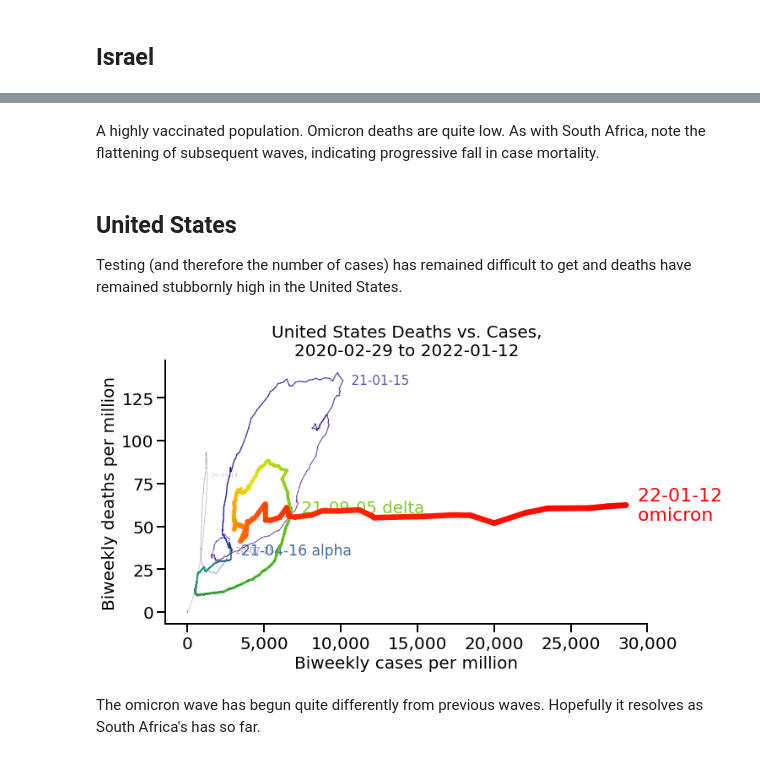
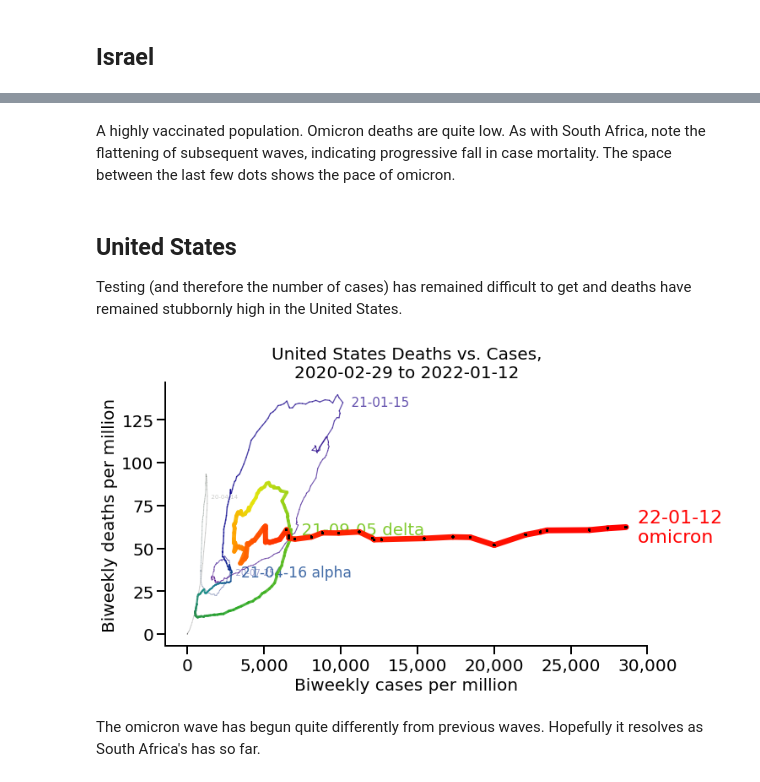
Before and after one commit to rarnaout/Covidcycles, a Jupyter notebook: covid_deaths_vs_cases.ipynb, the cells around one changed output, grey strips where cells are left out. Cells and saved outputs as stored; diff of their text form; code cells hidden in the pictures.

```diff
--- a/covid_deaths_vs_cases.ipynb
+++ b/covid_deaths_vs_cases.ipynb
@@ -37,6 +37,7 @@ def plot_deaths_vs_cases(country="United States",
                          min_width = 1, max_width = 7,
                          width_scaling = 4, alpha_scaling = 0.5, font_scaling = 0.5,
                          width_between_peaks = 15,
+                         last=14, # number of days to plot dots as days
                          fontsize=20,
                          figsize=(6,6),
                          xmax=False,
@@ -115,6 +116,9 @@ def plot_deaths_vs_cases(country="United States",
     for i in range(L-1):
         plt.plot(cases[i:i+2], deaths[i:i+2], c=colors[i], linewidth=widths[i], alpha=alphas[i],
                  solid_capstyle='round')
+    #     black dots on each day for `last` period
+        plt.scatter(cases[-last:], deaths[-last:], c="black", alpha=alphas[-last:], s=np.array(widths[-last:])/3,
+                   zorder=100)
     #     labels
     if labels == True:
         if not variants: variants = len(peaks)*["",]
@@ -218,13 +224,13 @@ plot_deaths_vs_cases("Israel", variants=["", "", " alpha", " delta", "omicron"],
 # %% [markdown]
-A highly vaccinated population. Omicron deaths are quite low. As with South Africa, note the flattening of subsequent waves, indicating progressive fall in case mortality.
+A highly vaccinated population. Omicron deaths are quite low. As with South Africa, note the flattening of subsequent waves, indicating progressive fall in case mortality. The space between the last few dots shows the pace of omicron.
 # %% [markdown]
 ## United States
 
 Testing (and therefore the number of cases) has remained difficult to get and deaths have remained stubbornly high in the United States.
 # %%
-plot_deaths_vs_cases("United States", variants=["", "", "", " alpha", " delta", "omicron"], figsize=(9,6), xmax=30000)
+plot_deaths_vs_cases("United States", variants=["", "", "", " alpha", " delta", "omicron"], figsize=(9,6), xmax=30000, last=21)
 # %% [output]
-[figure, old version]
+[figure, new version]
 # %% [markdown]
 The omicron wave has begun quite differently from previous waves. Hopefully it resolves as South Africa's has so far.
 # %% [markdown]
```
Also changed, not shown: parts of 31 cells of this notebook, 19 other files.
